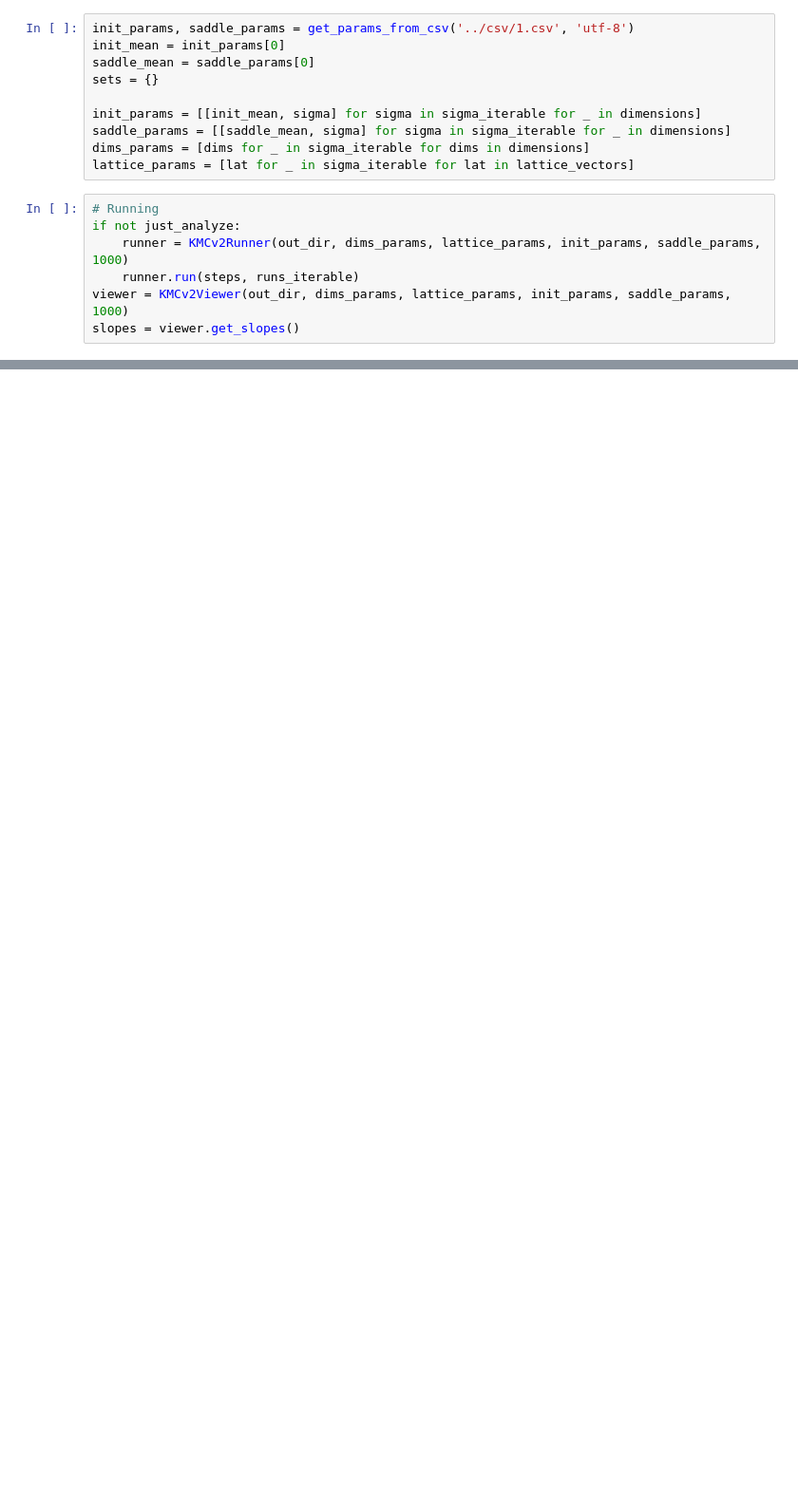
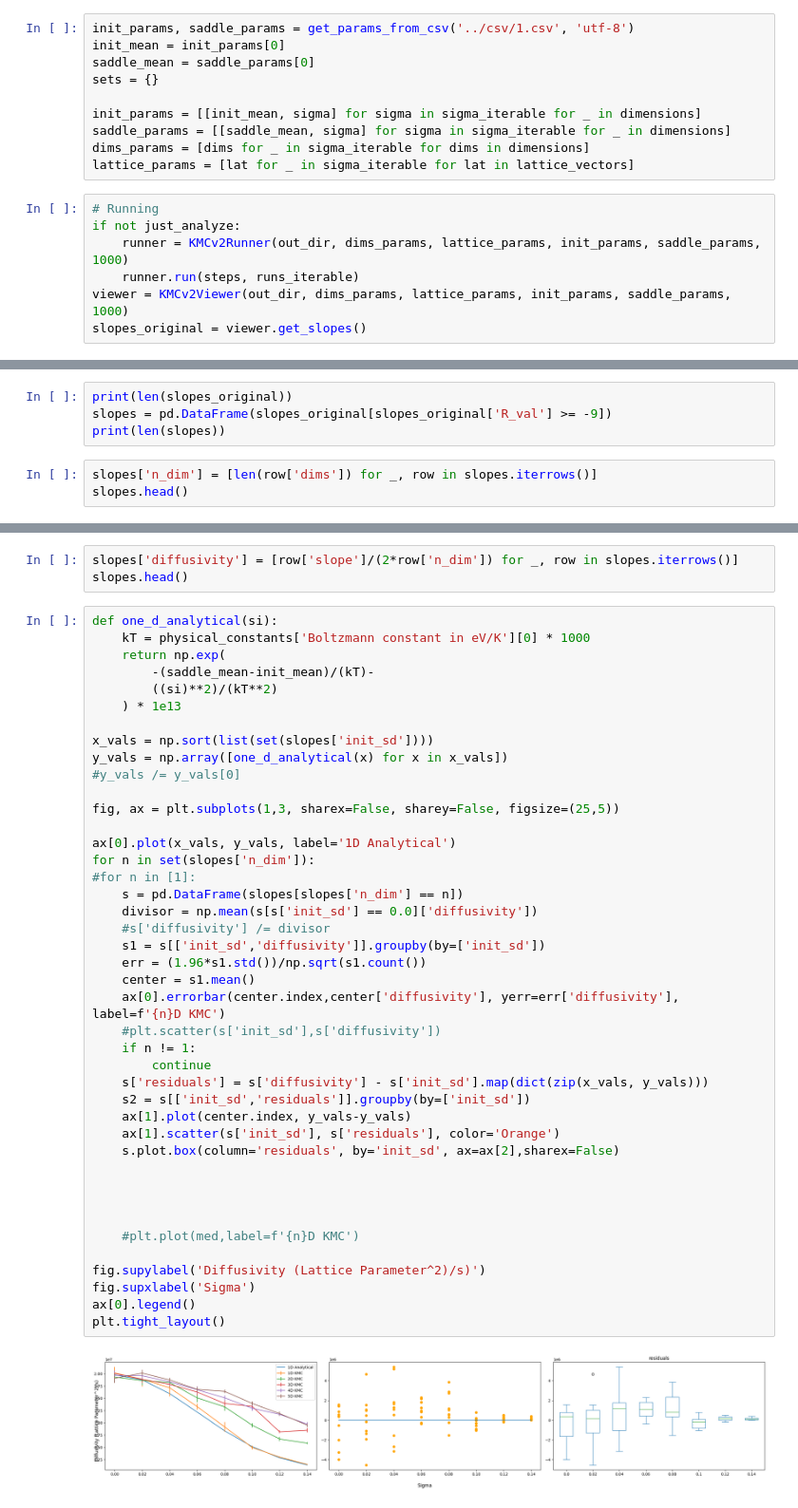
Before and after one commit to MUEXLY/orthogonal_sampling_kmc, a Jupyter notebook: notebooks/manyv2.ipynb, the cells around one changed output, grey strips where cells are left out. Shown at 95% size. Drawn from its saved outputs; the diff is of its cells as text; blank space fills up the shorter version.

```diff
--- a/notebooks/manyv2.ipynb
+++ b/notebooks/manyv2.ipynb
@@ -46,4 +49,4 @@ if not just_analyze:
     runner = KMCv2Runner(out_dir, dims_params, lattice_params, init_params, saddle_params, 1000)
     runner.run(steps, runs_iterable)
 viewer = KMCv2Viewer(out_dir, dims_params, lattice_params, init_params, saddle_params, 1000)
-slopes = viewer.get_slopes()
+slopes_original = viewer.get_slopes()
@@ -184,0 +53,7 @@ for i in [sigma_iterable[x] for x in range(0, len(sigma_iterable), 1)]:
+# %%
+print(len(slopes_original))
+slopes = pd.DataFrame(slopes_original[slopes_original['R_val'] >= -9])
+print(len(slopes))
+# %%
+slopes['n_dim'] = [len(row['dims']) for _, row in slopes.iterrows()]
+slopes.head()
@@ -184,0 +62,47 @@ for i in [sigma_iterable[x] for x in range(0, len(sigma_iterable), 1)]:
+# %%
+slopes['diffusivity'] = [row['slope']/(2*row['n_dim']) for _, row in slopes.iterrows()]
+slopes.head()
+# %%
+def one_d_analytical(si):
+    kT = physical_constants['Boltzmann constant in eV/K'][0] * 1000
+    return np.exp(
+        -(saddle_mean-init_mean)/(kT)-
+        ((si)**2)/(kT**2)
+    ) * 1e13
+
+x_vals = np.sort(list(set(slopes['init_sd'])))
+y_vals = np.array([one_d_analytical(x) for x in x_vals])
+#y_vals /= y_vals[0]
+
+fig, ax = plt.subplots(1,3, sharex=False, sharey=False, figsize=(25,5))
+
+ax[0].plot(x_vals, y_vals, label='1D Analytical')
+for n in set(slopes['n_dim']):
+#for n in [1]:
+    s = pd.DataFrame(slopes[slopes['n_dim'] == n])
+    divisor = np.mean(s[s['init_sd'] == 0.0]['diffusivity'])
+    #s['diffusivity'] /= divisor
+    s1 = s[['init_sd','diffusivity']].groupby(by=['init_sd'])
+    err = (1.96*s1.std())/np.sqrt(s1.count())
+    center = s1.mean()
+    ax[0].errorbar(center.index,center['diffusivity'], yerr=err['diffusivity'], label=f'{n}D KMC')
+    #plt.scatter(s['init_sd'],s['diffusivity'])
+    if n != 1:
+        continue
+    s['residuals'] = s['diffusivity'] - s['init_sd'].map(dict(zip(x_vals, y_vals)))
+    s2 = s[['init_sd','residuals']].groupby(by=['init_sd'])
+    ax[1].plot(center.index, y_vals-y_vals)
+    ax[1].scatter(s['init_sd'], s['residuals'], color='Orange')
+    s.plot.box(column='residuals', by='init_sd', ax=ax[2],sharex=False)
+
+
+
+
+    #plt.plot(med,label=f'{n}D KMC')
+
+fig.supylabel('Diffusivity (Lattice Parameter^2)/s)')
+fig.supxlabel('Sigma')
+ax[0].legend()
+plt.tight_layout()
+# %% [output]
+[figure, added]
```
Also changed, not shown: parts of 12 cells of this notebook, 1 other file.
